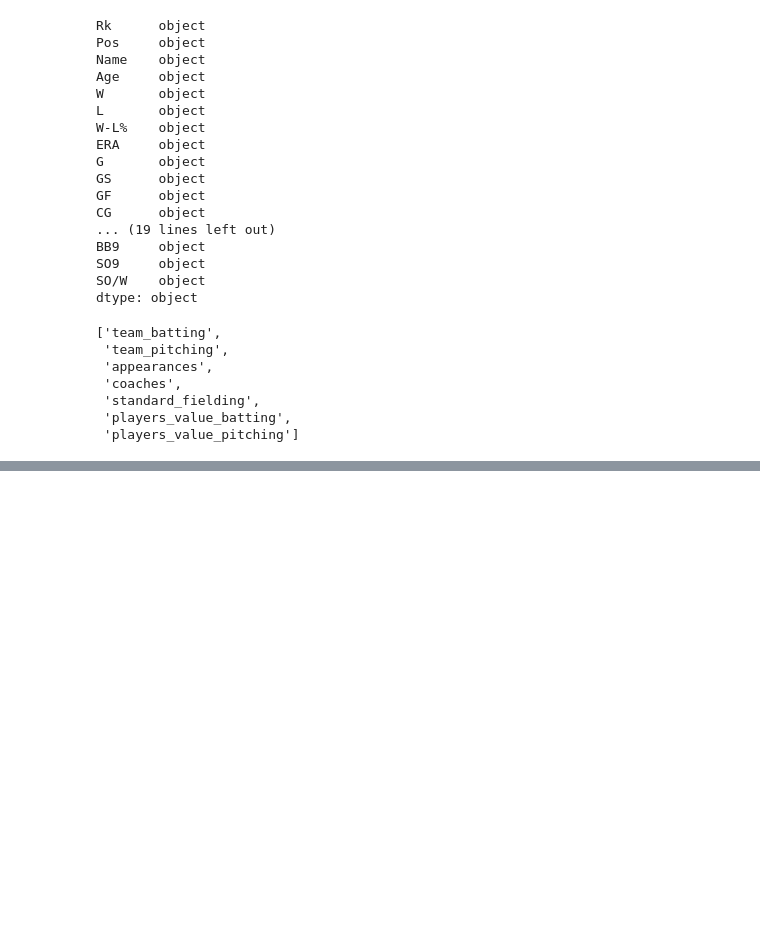
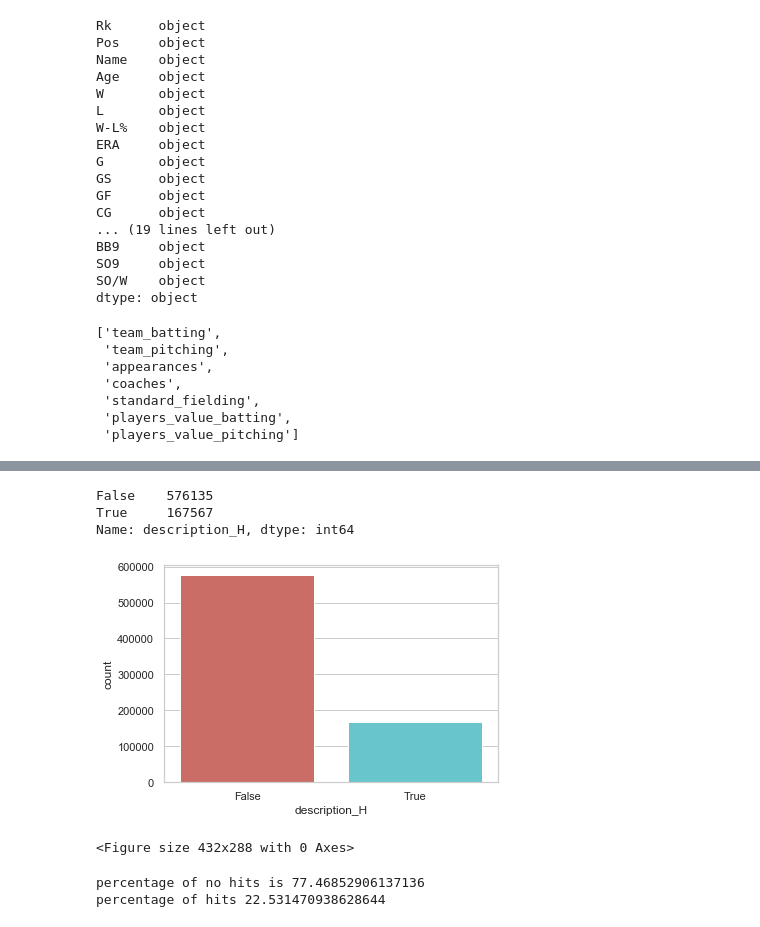
Before and after one commit to jonathanduvan/batting-model, a Jupyter notebook: battingNotebook.ipynb, the cells around one changed output, grey strips where cells are left out. Cells and saved outputs as stored; diff of their text form; code cells hidden in the pictures; blank space fills up the shorter version.

```diff
--- a/battingNotebook.ipynb
+++ b/battingNotebook.ipynb
@@ -801,0 +1329,35 @@ adata
+# %%
+baseData['temperature'] = baseData['temperature'].str.strip().str.rstrip('° F')
+baseData['temperature'] = pd.to_numeric(baseData['temperature'])
+# %%
+new = baseData["wind"].str.split("mph", n = 1, expand = True)
+# new[1] = new[1].str.strip().str.lstrip('from ')
+# new[0] = pd.to_numeric(new[0])
+# %%
+baseData['wind_speed'] = new[0]
+baseData['wind_direction'] = new[1]
+# %%
+baseData['description_H'] = baseData['description_H'].astype(bool)
+# %%
+baseData['description_H'].value_counts()
+# %% [output]
+False    576135
+True     167567
+Name: description_H, dtype: int64
+# %%
+sns.countplot(x='description_H', data=baseData, palette='hls')
+plt.show()
+plt.savefig('count_plot')
+# %% [output]
+[figure, added]
+<Figure size 432x288 with 0 Axes>
+# %%
+count_no_hits = len(baseData[baseData['description_H']==0])
+count_hits = len(baseData[baseData['description_H']==1])
+pct_of_no_hits = count_no_hits/(count_no_hits+count_hits)
+print("percentage of no hits is", pct_of_no_hits*100)
+pct_of_hits = count_hits/(count_no_hits+count_hits)
+print("percentage of hits", pct_of_hits*100)
+# %% [output]
+percentage of no hits is 77.46852906137136
+percentage of hits 22.531470938628644
```
Also changed, not shown: parts of 63 cells of this notebook.
